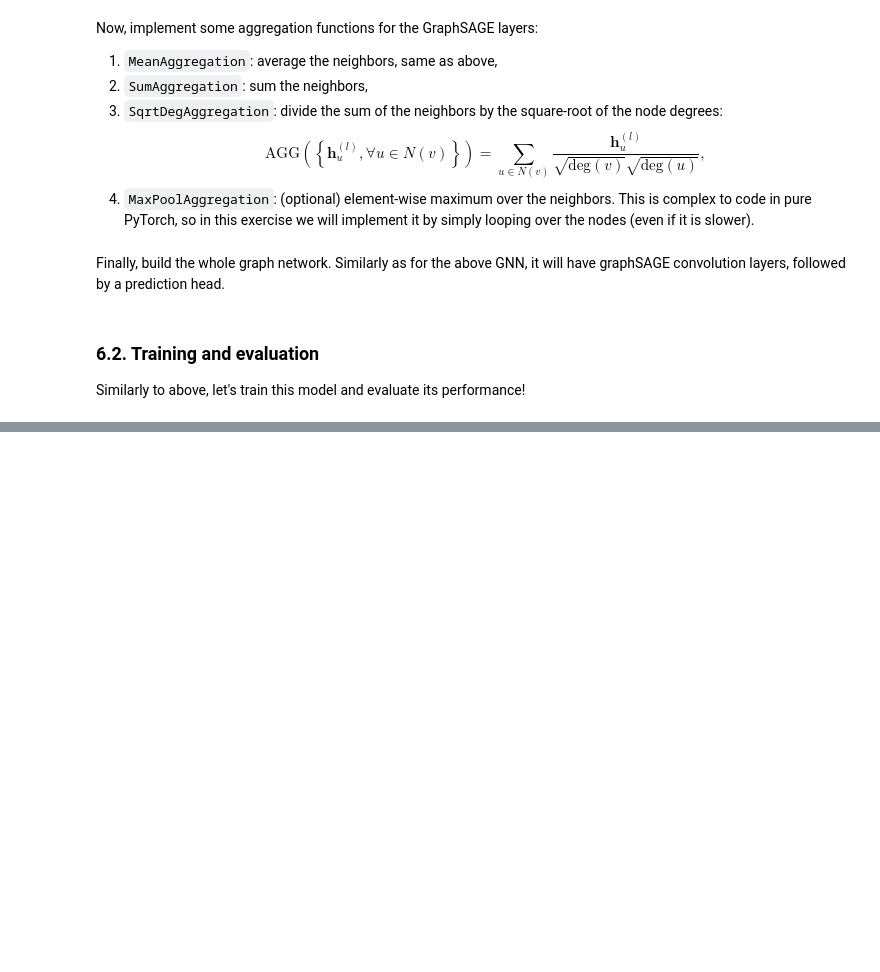
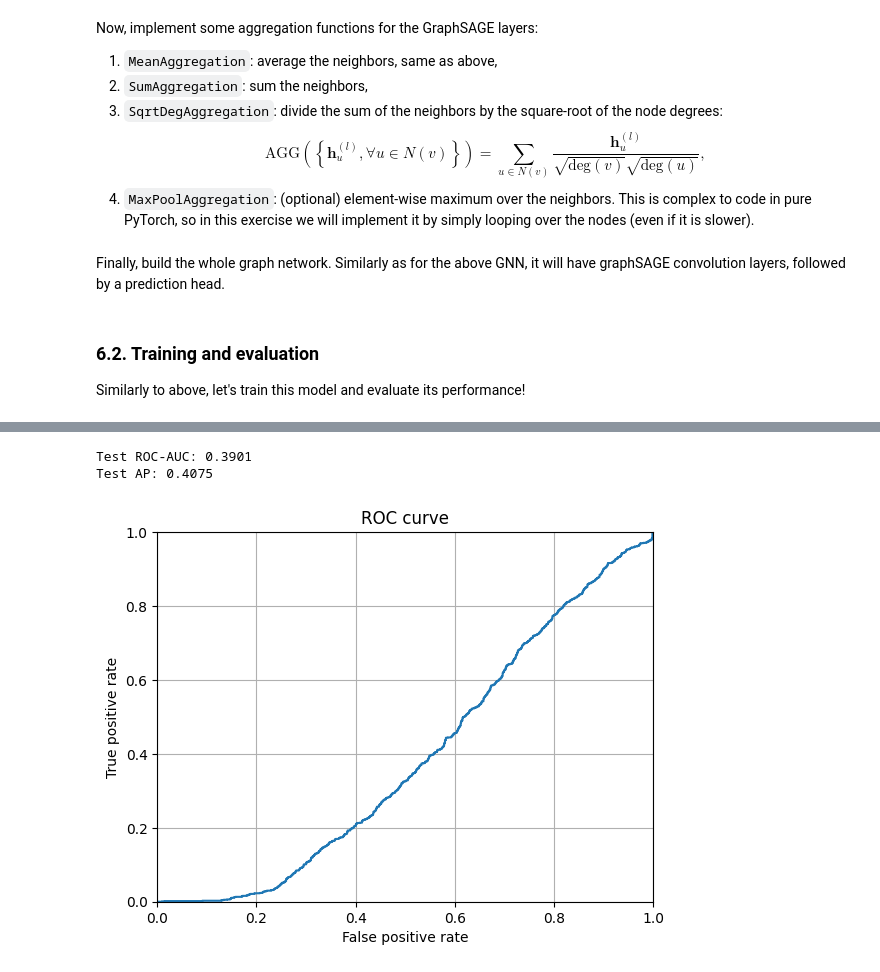
Before and after one commit to mikasenghaas/cs502, a Jupyter notebook: labs/3/Exercise_3.ipynb, the cells around one changed output, grey strips where cells are left out. Drawn from its saved outputs; the diff is of its cells as text; code cells hidden in the pictures; blank space fills up the shorter version.

```diff
--- a/labs/3/Exercise_3.ipynb
+++ b/labs/3/Exercise_3.ipynb
@@ -733,10 +1083,14 @@ axs[3].set_title('Validation Average Precision');
 # %%
-test_roc, test_ap = test(...)  # TODO
+test_roc, test_ap = test(data, model, data["test_edges"], data["test_edges_neg"])  # TODO
 print(f"Test ROC-AUC: {test_roc:.4f}")
 print(f"Test AP: {test_ap:.4f}")
 
 # Plot the ROC curve
-fig = plot_roc_curve(...)  # TODO
+fig = plot_roc_curve(data, model, data["test_edges"], data["test_edges_neg"])  # TODO
+# %% [output]
+Test ROC-AUC: 0.3901
+Test AP: 0.4075
+[figure, added]
 # %%
 N = 100  # number of node to keep for the visualization, keep it small for better visualization
 threshold = 0.9  # threshold for edge prediction
```
Also changed, not shown: parts of 21 cells of this notebook, 2 other files.
